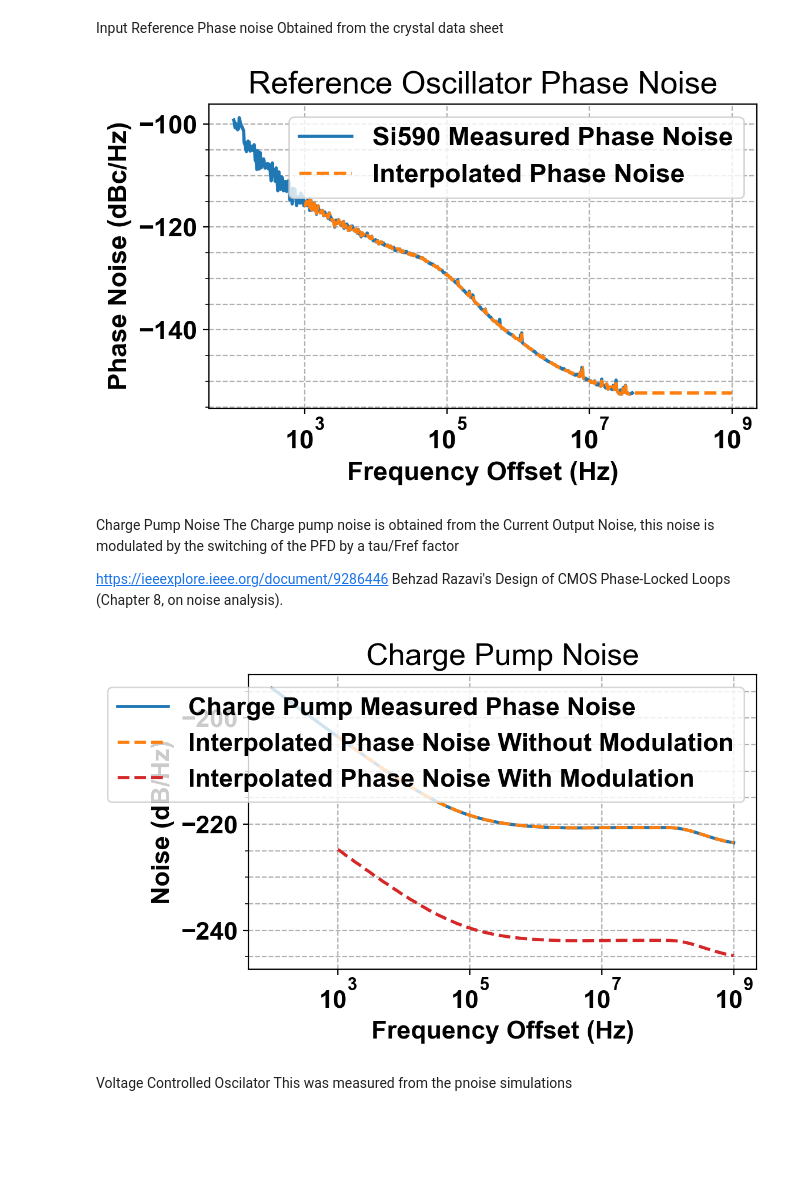
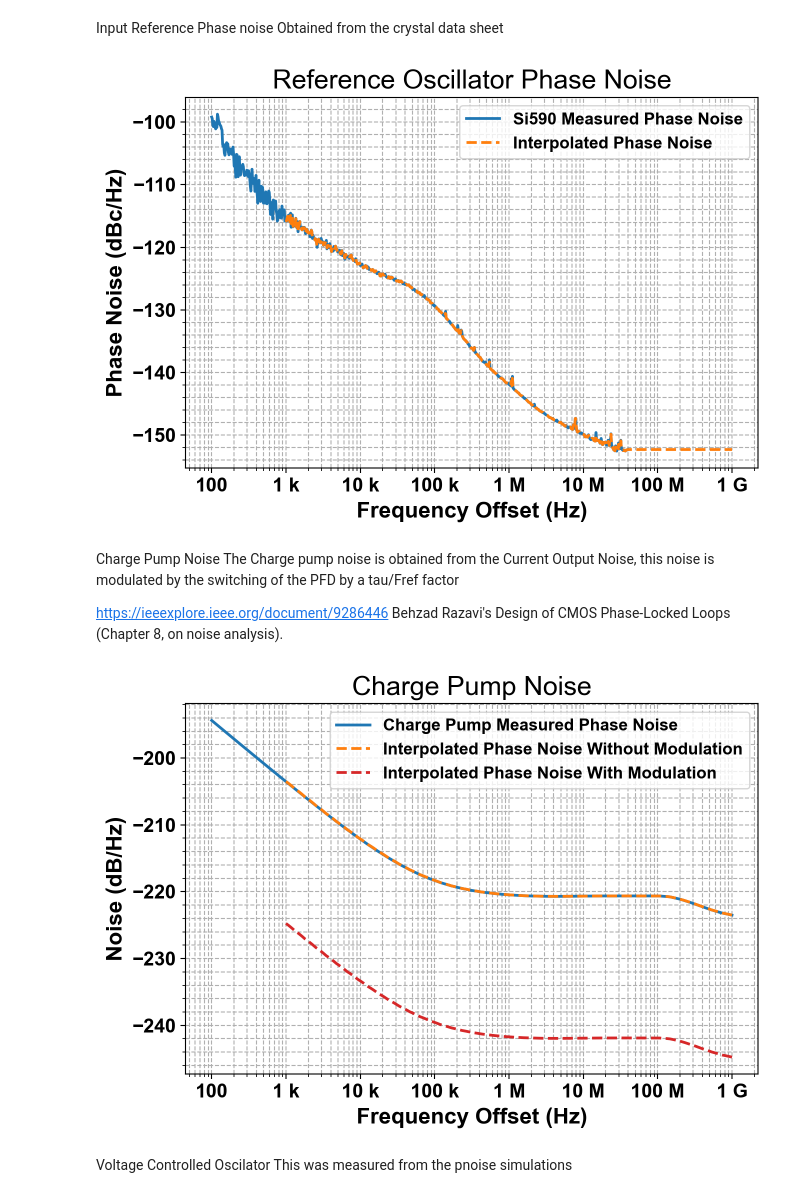
Before and after one commit to Torr250/serdes-modeling, a Jupyter notebook: pll/PllType2_Analog_2p5GHz_wNoise_TT_corrected.ipynb, the cells around one changed output. Drawn from its saved outputs; the diff is of its cells as text; code cells hidden in the pictures; blank space fills up the shorter version.

```diff
--- a/pll/PllType2_Analog_2p5GHz_wNoise_TT_corrected.ipynb
+++ b/pll/PllType2_Analog_2p5GHz_wNoise_TT_corrected.ipynb
@@ -301,27 +319,28 @@ Obtained from the crystal data sheet
 # %%
 # Noise Sources from data
 # We use the CSV file and extract frequency and phase noise values for the reference oscillator.
 
 # Input Reference Phase Noise
 reference_noise_data = np.loadtxt(csv_file_input, delimiter=',', skiprows=1)
 raw_freq = reference_noise_data[:, 0]
 raw_phase_noise = reference_noise_data[:, 1]
 # Interpolate to PLL frequency vector
 phase_noise_ref = np.interp(f, raw_freq, raw_phase_noise)
 
-plt.figure(figsize=(6, 4), dpi=200)
+plt.figure(figsize=(7, 5), dpi=200)
 plt.minorticks_on()
 plt.semilogx(raw_freq, raw_phase_noise, label='Si590 Measured Phase Noise', color='tab:blue', linewidth=2)
 plt.semilogx(f, phase_noise_ref, '--', label='Interpolated Phase Noise', color='tab:orange', linewidth=2)
 plt.title('Reference Oscillator Phase Noise')
 plt.xlabel('Frequency Offset (Hz)', fontweight='bold')
 plt.ylabel('Phase Noise (dBc/Hz)', fontweight='bold')
 plt.grid(True, linestyle='--', which='both')
-plt.legend()
+format_freq_axis(plt.gca())
+plt.legend(fontsize=12)
 plt.tight_layout()
 plt.show()
 # %% [output]
-[figure, old version]
+[figure, new version]
 # %% [markdown]
 Charge Pump Noise
 The Charge pump noise is obtained from the Current Output Noise, this noise is modulated by the switching of the PFD by a tau/Fref factor
@@ -344,7 +363,7 @@ cp_mod = 10*np.log10(tau / Tref)  # Charge pump modulation noise
 # Add modulation noise to phase noise
 phase_noise_cp = phase_noise_cp_womod + cp_mod
 
-plt.figure(figsize=(6, 4), dpi=200)
+plt.figure(figsize=(7, 5), dpi=200)
 plt.minorticks_on()
 plt.semilogx(raw_freq_cp, raw_phase_noise_cp, label='Charge Pump Measured Phase Noise', color='tab:blue', linewidth=2)
 plt.semilogx(f, phase_noise_cp_womod, '--', label='Interpolated Phase Noise Without Modulation', color='tab:orange', linewidth=2)
@@ -353,11 +372,12 @@ plt.title('Charge Pump Noise')
 plt.xlabel('Frequency Offset (Hz)', fontweight='bold')
 plt.ylabel('Noise (dB/Hz)', fontweight='bold')
 plt.grid(True, linestyle='--', which='both')
-plt.legend()
+format_freq_axis(plt.gca())
+plt.legend(fontsize=12)
 plt.tight_layout()
 plt.show()
 # %% [output]
-[figure, old version]
+[figure, new version]
 # %% [markdown]
 Voltage Controlled Oscilator
 This was measured from the pnoise simulations
```
Also changed, not shown: parts of 7 cells of this notebook, 1 other file.
